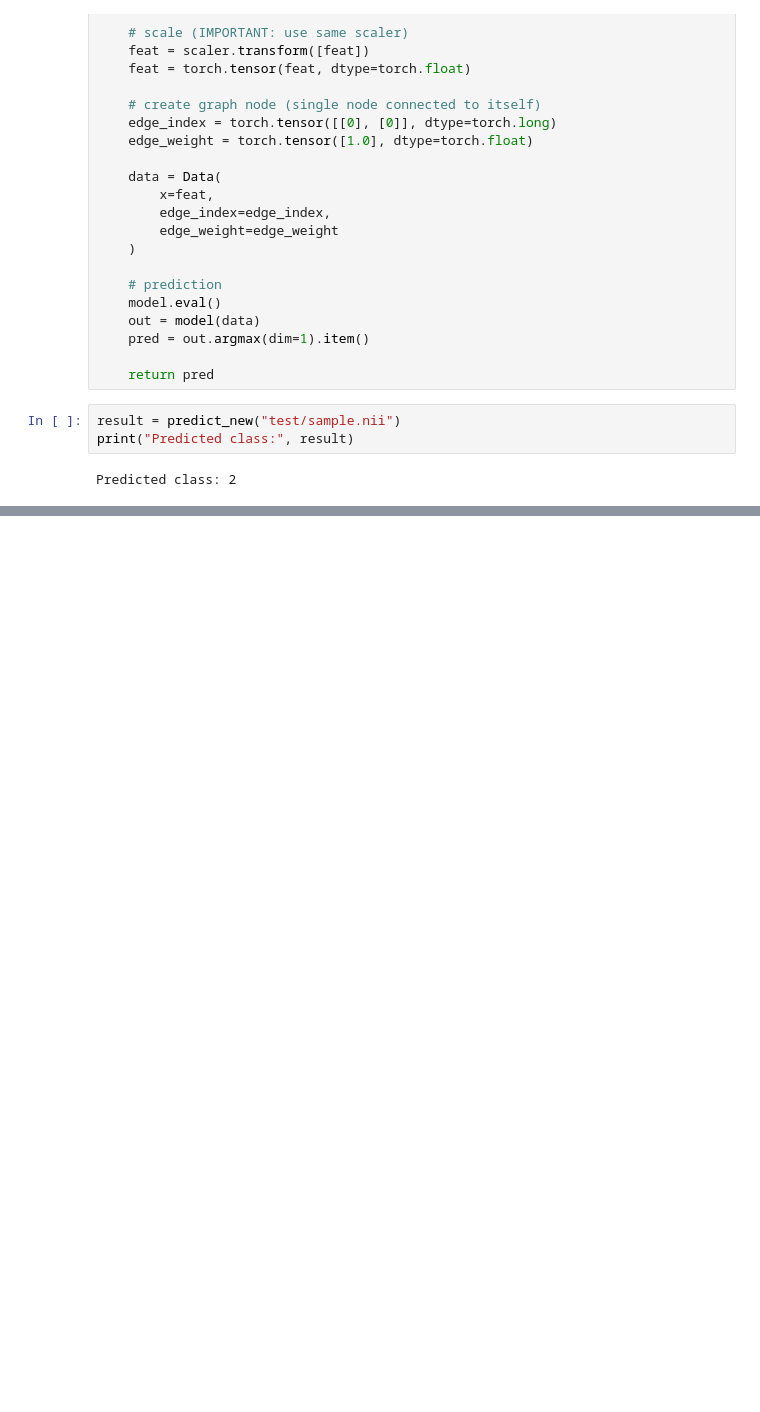
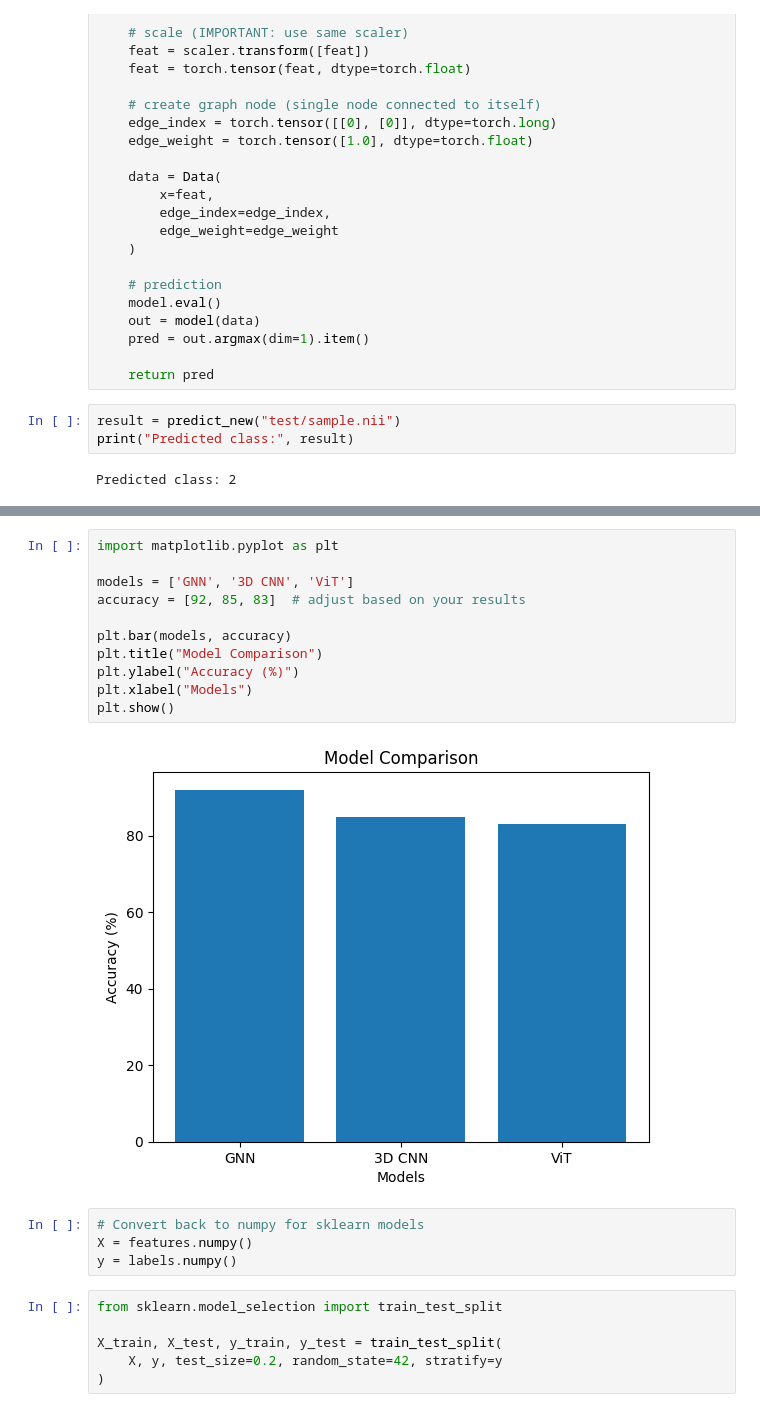
Before and after one commit to Vigna200/vmri, a Jupyter notebook: backend/vg.ipynb, the cells around one changed output, grey strips where cells are left out. Cells and saved outputs as stored; diff of their text form; blank space fills up the shorter version.

```diff
--- a/backend/vg.ipynb
+++ b/backend/vg.ipynb
@@ -335,0 +476,23 @@ plt.show()
+# %%
+import matplotlib.pyplot as plt
+
+models = ['GNN', '3D CNN', 'ViT']
+accuracy = [92, 85, 83]  # adjust based on your results
+
+plt.bar(models, accuracy)
+plt.title("Model Comparison")
+plt.ylabel("Accuracy (%)")
+plt.xlabel("Models")
+plt.show()
+# %% [output]
+[figure, added]
+# %%
+# Convert back to numpy for sklearn models
+X = features.numpy()
+y = labels.numpy()
+# %%
+from sklearn.model_selection import train_test_split
+
+X_train, X_test, y_train, y_test = train_test_split(
+    X, y, test_size=0.2, random_state=42, stratify=y
+)
```
Also changed, not shown: parts of 15 cells of this notebook, 11 other files.
